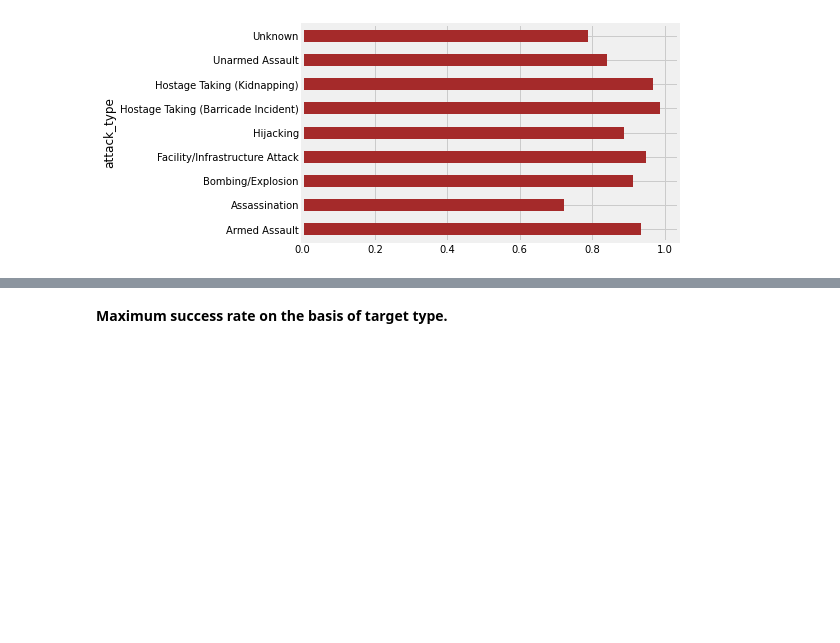
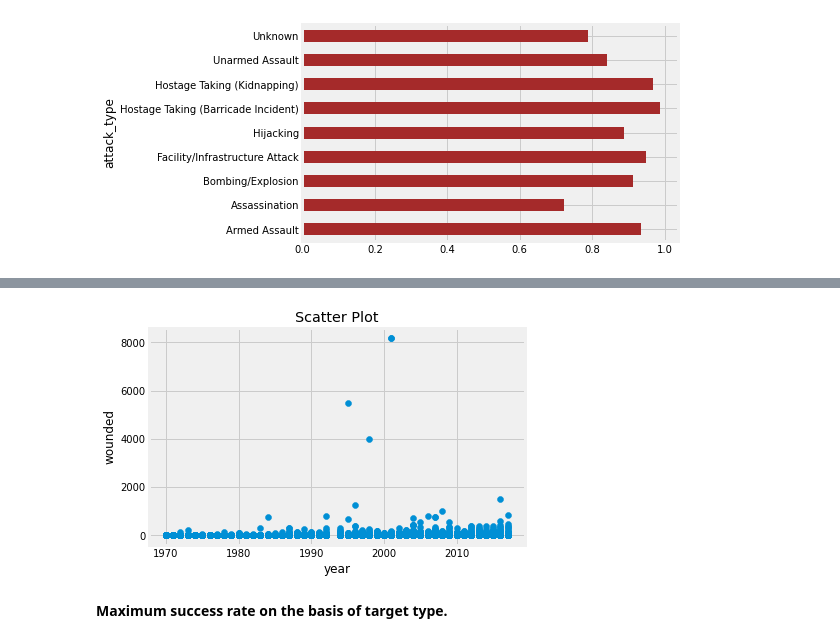
Before and after one commit to Anupa-123/GTD-Data-Analysis, a Jupyter notebook: Global_Terrorism_Project.ipynb, the cells around one changed output, grey strips where cells are left out. Saved outputs shown, nothing was run; the diff lists cells and outputs as text; code cells hidden in the pictures; blank space fills up the shorter version.

```diff
--- a/Global_Terrorism_Project.ipynb
+++ b/Global_Terrorism_Project.ipynb
@@ -658,3 +683,13 @@ df.groupby('attack_type')['success'].mean().plot(kind = "barh", color = "brown")
+# %%
+plt.scatter(df['year'], df['wounded'],alpha=1)  # alpha chances the transparency
+#Adding the aesthetics
+plt.title('Scatter Plot')
+plt.xlabel('year')
+plt.ylabel('wounded')
+#Show the plot
+plt.show()
+# %% [output]
+[figure, added]
 # %% [markdown]
 **Maximum success rate on the basis of target type.**
 # %%
```
Also changed, not shown: parts of 5 cells of this notebook.
